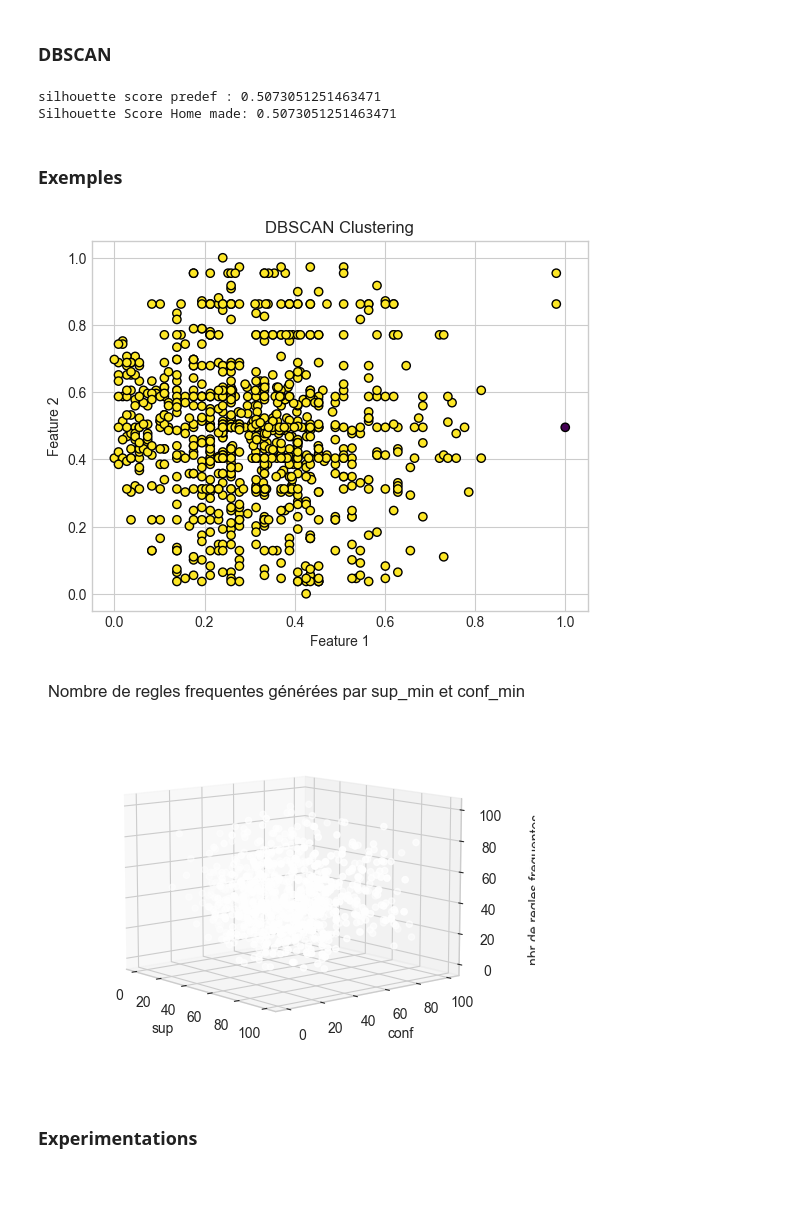
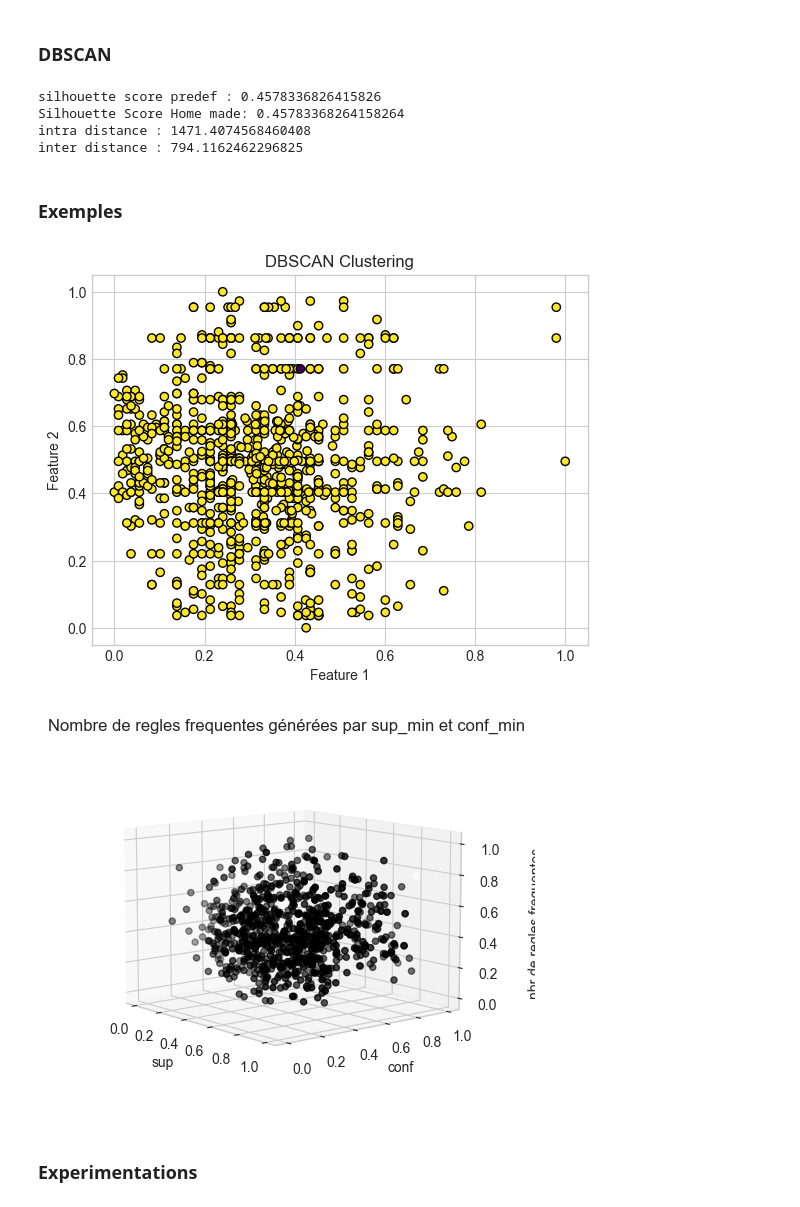
Before and after one commit to manel15279/DataMining-Project, a Jupyter notebook: Projet_P2.ipynb, the cells around one changed output. Cells and saved outputs as stored; diff of their text form; code cells hidden in the pictures.

```diff
--- a/Projet_P2.ipynb
+++ b/Projet_P2.ipynb
@@ -836,11 +839,13 @@ def DB_Scan(radius,min_points,methode_d):
 # %%
 # Apply DBSCAN
 a=DB_Scan(1.2,5,methode_d=2)
-silhouette_avg = silhouette_score(np.array(a[0]), a[1], metric='cosine')
+silhouette_avg = silhouette_score(np.array(a[0]), a[1], metric='euclidean')
 print("silhouette score predef :", silhouette_avg)
 
-score = silhouette_scorec(np.array(a[0]), a[1], 0)
+score, intra_dist, inter_dist = silhouette_scorec(np.array(a[0]), a[1], 2)
 print("Silhouette Score Home made:", score)
+print("intra distance :", intra_dist)
+print("inter distance :", inter_dist)
 
 #DBSCAN PREDEF
 # dbscan = DBSCAN(eps=1.2, min_samples=5)
@@ -851,41 +856,43 @@ print("Silhouette Score Home made:", score)
 # score = silhouette_scorec(dataset1, labels, 0)
 # print("Silhouette Score Home made:", score)
 # %% [output]
-silhouette score predef : 0.5073051251463471
-Silhouette Score Home made: 0.5073051251463471
+silhouette score predef : 0.4578336826415826
+Silhouette Score Home made: 0.45783368264158264
+intra distance : 1471.4074568460408
+inter distance : 794.1162462296825
 # %% [markdown]
 ### Exemples
 # %%
 #a=DB_Scan(0.2,5,methode_d=2)
-plt.scatter(dataset1[:, 10], dataset1[:, 3], c=labels, cmap='viridis', marker='o', edgecolors='k')
+plt.scatter(dataset1[:, 10], dataset1[:, 3], c=a[1], cmap='viridis', marker='o', edgecolors='k')
 plt.title('DBSCAN Clustering')
 plt.xlabel('Feature 1')
 plt.ylabel('Feature 2')
 plt.show()
 # %% [output]
-[figure, old version]
+[figure, new version]
 # %%
 import numpy as np
 import matplotlib.pyplot as plt
 from mpl_toolkits.mplot3d import Axes3D
 from scipy.spatial import Delaunay
 
 # Assuming you have X, Y, and Z defined
 fig = plt.figure()
 ax = fig.add_subplot(111, projection='3d')
 
 Z = dataset1[:, 2].reshape(dataset1.shape[0], 1)
-ax.scatter(dataset1[:, 0], dataset1[:, 1], Z, c=labels, marker='o')
+ax.scatter(dataset1[:, 0], dataset1[:, 1], Z, c=a[1], marker='o')
 
 ax.set_xlabel('sup')
 ax.set_ylabel('conf')
 ax.set_zlabel('nbr de regles frequentes', labelpad=10)
 
 ax.view_init(elev=10, azim=-40)
 plt.title("Nombre de regles frequentes générées par sup_min et conf_min")
 plt.show()
 # %% [output]
-[figure, old version]
+[figure, new version]
 # %% [markdown]
 ### Experimentations
 # %% [markdown]
```
Also changed, not shown: parts of 4 cells of this notebook, 1 other file.
